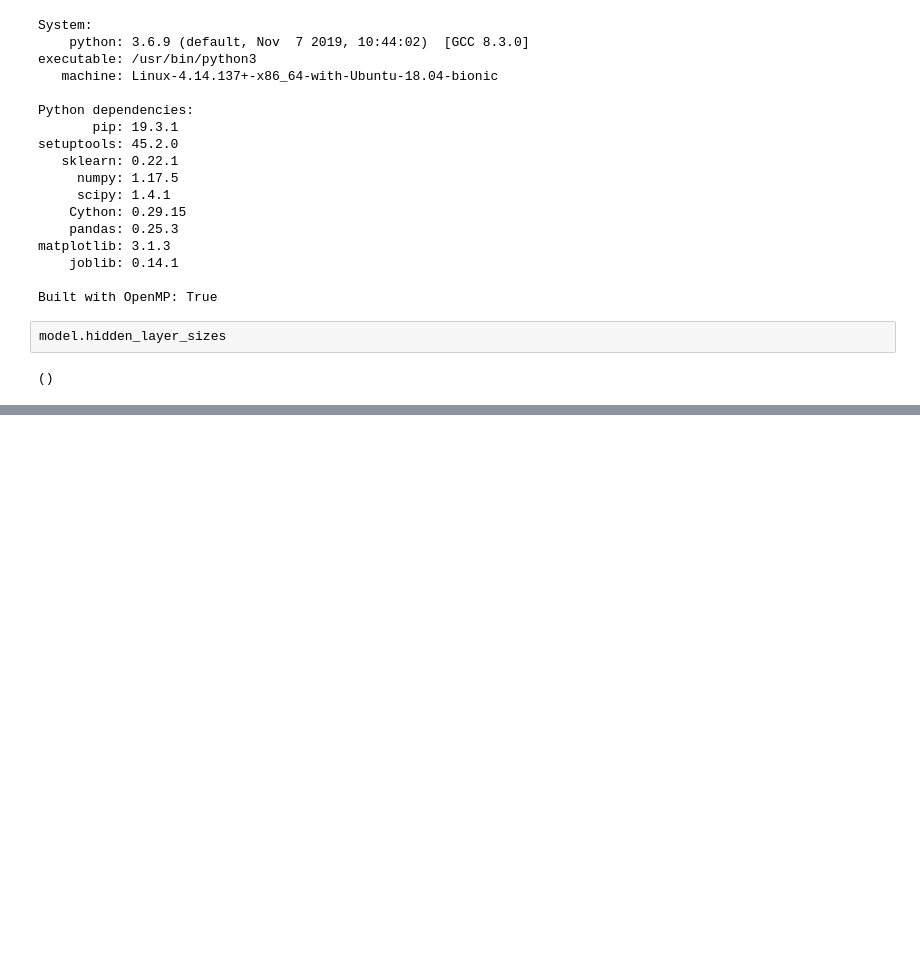
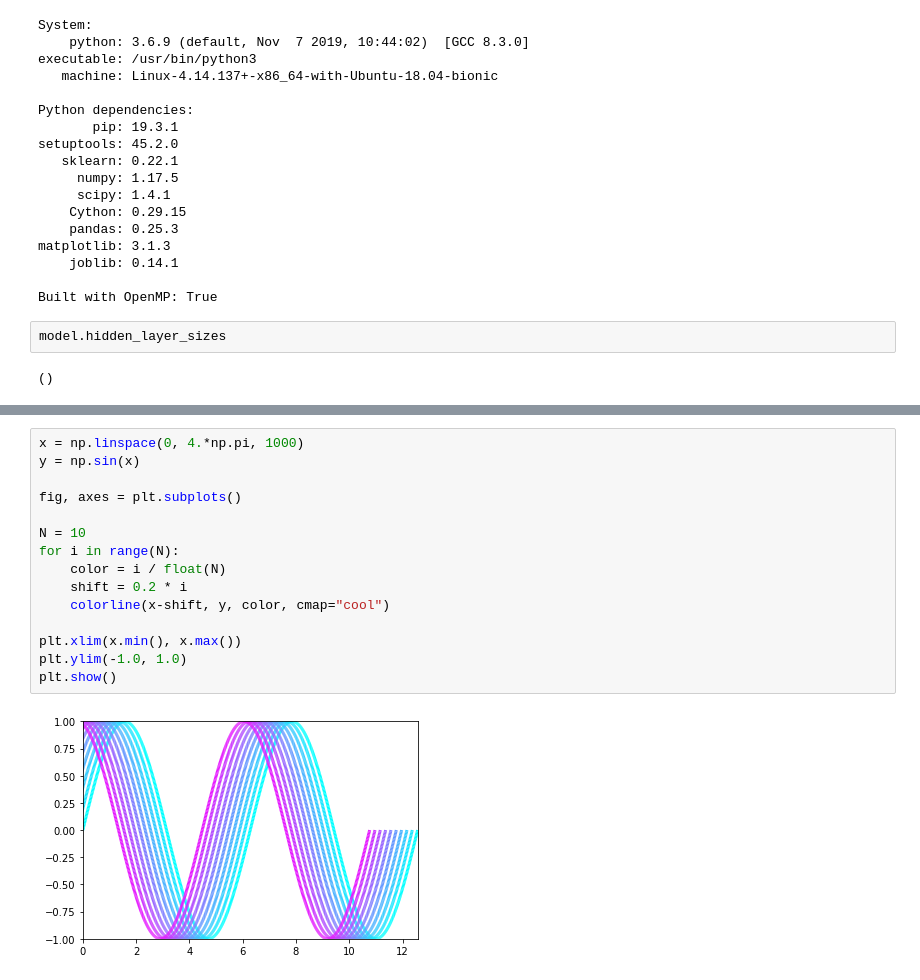
Before and after one commit to nick-d-james/academic-writing, a Jupyter notebook: neural_networks_manifolds_topology.ipynb, the cells around one changed output, grey strips where cells are left out. Saved outputs shown, nothing was run; the diff lists cells and outputs as text; blank space fills up the shorter version.

```diff
--- a/neural_networks_manifolds_topology.ipynb
+++ b/neural_networks_manifolds_topology.ipynb
@@ -125,0 +225,17 @@ model.hidden_layer_sizes
+# %%
+x = np.linspace(0, 4.*np.pi, 1000)
+y = np.sin(x)
+
+fig, axes = plt.subplots()
+
+N = 10
+for i in range(N):
+    color = i / float(N)
+    shift = 0.2 * i
+    colorline(x-shift, y, color, cmap="cool")
+
+plt.xlim(x.min(), x.max())
+plt.ylim(-1.0, 1.0)
+plt.show()
+# %% [output]
+[figure, added]
```
Also changed, not shown: parts of 10 cells of this notebook.
